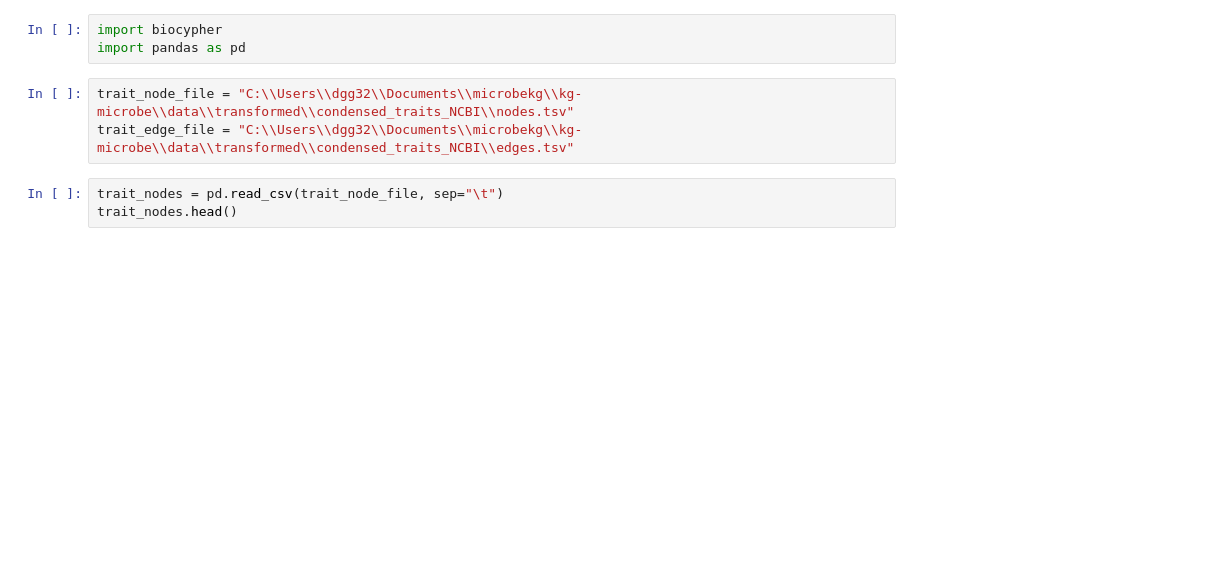
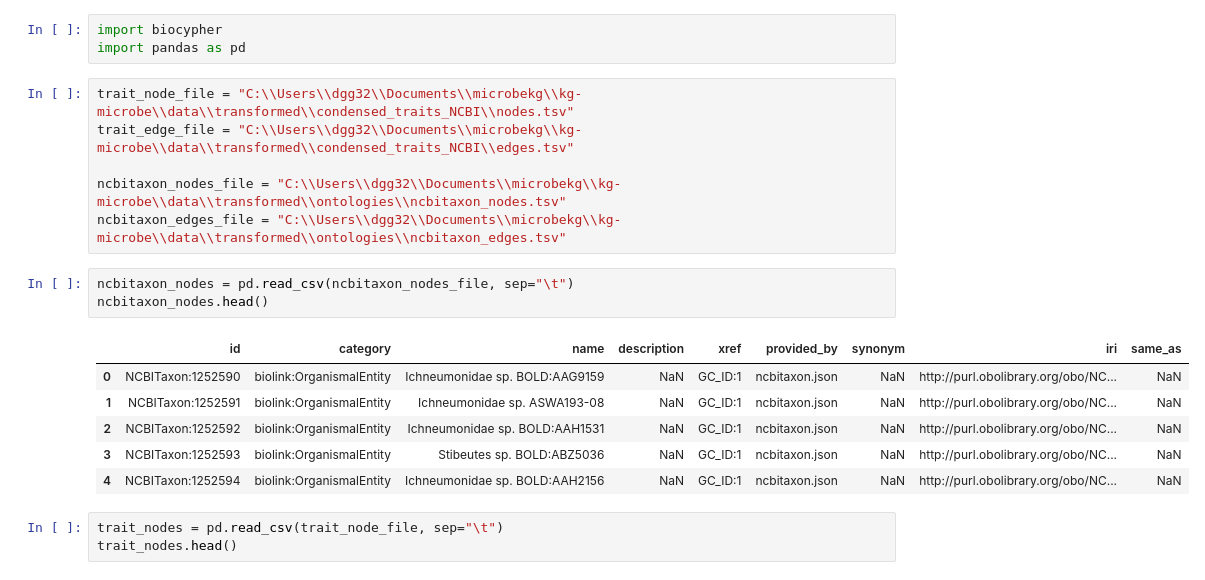
Before and after one commit to dgg32/kg_microbe_biocypher_semspect, a Jupyter notebook: import_microbekg.ipynb, the cells around one changed output. Cells and saved outputs as stored; diff of their text form; blank space fills up the shorter version.

```diff
--- a/import_microbekg.ipynb
+++ b/import_microbekg.ipynb
@@ -4,6 +4,19 @@ import pandas as pd
 # %%
 trait_node_file = "C:\\Users\\dgg32\\Documents\\microbekg\\kg-microbe\\data\\transformed\\condensed_traits_NCBI\\nodes.tsv"
 trait_edge_file = "C:\\Users\\dgg32\\Documents\\microbekg\\kg-microbe\\data\\transformed\\condensed_traits_NCBI\\edges.tsv"
+
+ncbitaxon_nodes_file = "C:\\Users\\dgg32\\Documents\\microbekg\\kg-microbe\\data\\transformed\\ontologies\\ncbitaxon_nodes.tsv"
+ncbitaxon_edges_file = "C:\\Users\\dgg32\\Documents\\microbekg\\kg-microbe\\data\\transformed\\ontologies\\ncbitaxon_edges.tsv"
+# %%
+ncbitaxon_nodes = pd.read_csv(ncbitaxon_nodes_file, sep="\t")
+ncbitaxon_nodes.head()
+# %% [output]
+|  | id | category | name | description | xref | provided_by | synonym | iri | same_as |
+| 0 | NCBITaxon:1252590 | biolink:OrganismalEntity | Ichneumonidae sp. BOLD:AAG9159 | NaN | GC_ID:1 | ncbitaxon.json | NaN | http://purl.obolibrary.org/obo/NC... | NaN |
+| 1 | NCBITaxon:1252591 | biolink:OrganismalEntity | Ichneumonidae sp. ASWA193-08 | NaN | GC_ID:1 | ncbitaxon.json | NaN | http://purl.obolibrary.org/obo/NC... | NaN |
+| 2 | NCBITaxon:1252592 | biolink:OrganismalEntity | Ichneumonidae sp. BOLD:AAH1531 | NaN | GC_ID:1 | ncbitaxon.json | NaN | http://purl.obolibrary.org/obo/NC... | NaN |
+| 3 | NCBITaxon:1252593 | biolink:OrganismalEntity | Stibeutes sp. BOLD:ABZ5036 | NaN | GC_ID:1 | ncbitaxon.json | NaN | http://purl.obolibrary.org/obo/NC... | NaN |
+| 4 | NCBITaxon:1252594 | biolink:OrganismalEntity | Ichneumonidae sp. BOLD:AAH2156 | NaN | GC_ID:1 | ncbitaxon.json | NaN | http://purl.obolibrary.org/obo/NC... | NaN |
 # %%
 trait_nodes = pd.read_csv(trait_node_file, sep="\t")
 trait_nodes.head()
```
Also changed, not shown: parts of 13 cells of this notebook, 15 other files.
